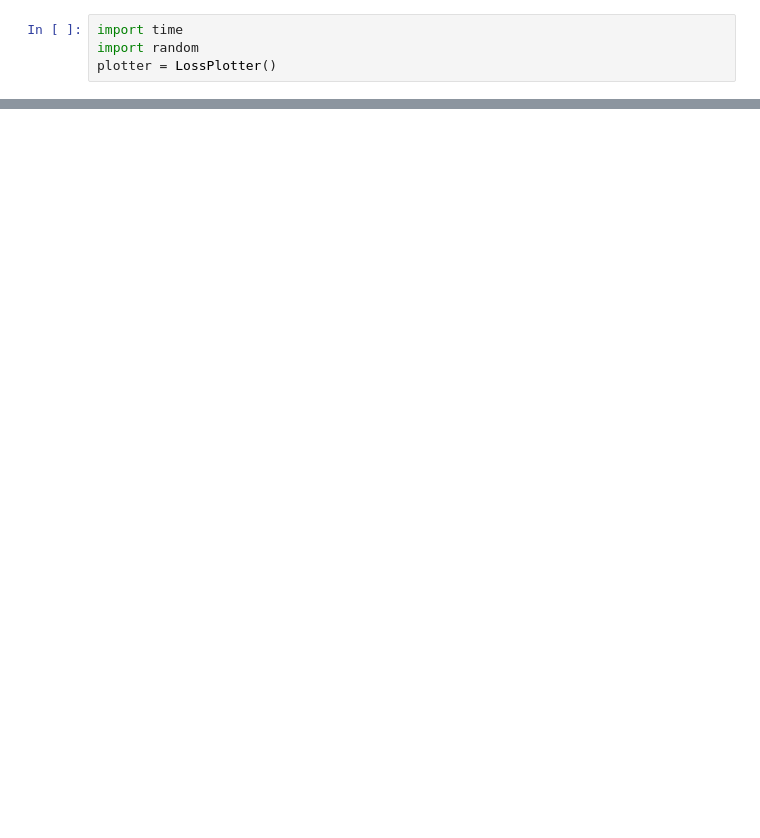
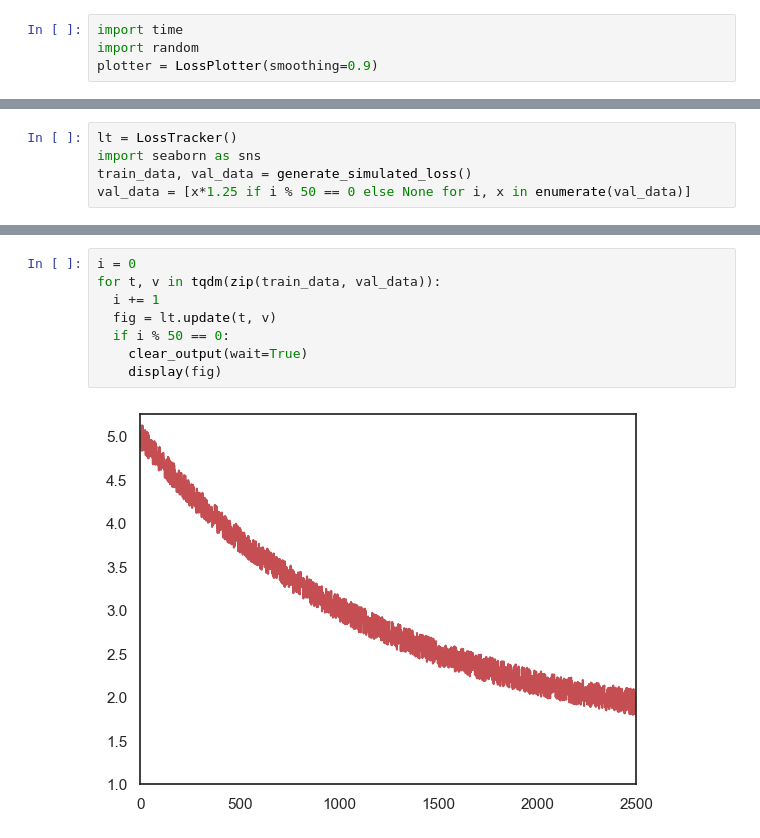
Before and after one commit to sselvakumaran/toy-transformers, a Jupyter notebook: src/notebooks/plotter.ipynb, the cells around one changed output, grey strips where cells are left out. Cells and saved outputs as stored; diff of their text form; blank space fills up the shorter version.

Commit message:
some plotter work

```diff
--- a/src/notebooks/plotter.ipynb
+++ b/src/notebooks/plotter.ipynb
@@ -8,7 +9,7 @@ from utilities.plotting2 import LossPlotter
 # %%
 import time
 import random
-plotter = LossPlotter()
+plotter = LossPlotter(smoothing=0.9)
 # %%
 print("running")
 for i in range(100):
@@ -21,0 +160,5 @@ KeyboardInterrupt:
+# %%
+lt = LossTracker()
+import seaborn as sns
+train_data, val_data = generate_simulated_loss()
+val_data = [x*1.25 if i % 50 == 0 else None for i, x in enumerate(val_data)]
@@ -21,0 +170,10 @@ KeyboardInterrupt:
+# %%
+i = 0
+for t, v in tqdm(zip(train_data, val_data)):
+  i += 1
+  fig = lt.update(t, v)
+  if i % 50 == 0:
+    clear_output(wait=True)
+    display(fig)
+# %% [output]
+[figure, added]
```
Also changed, not shown: parts of 7 cells of this notebook, 9 other files.
